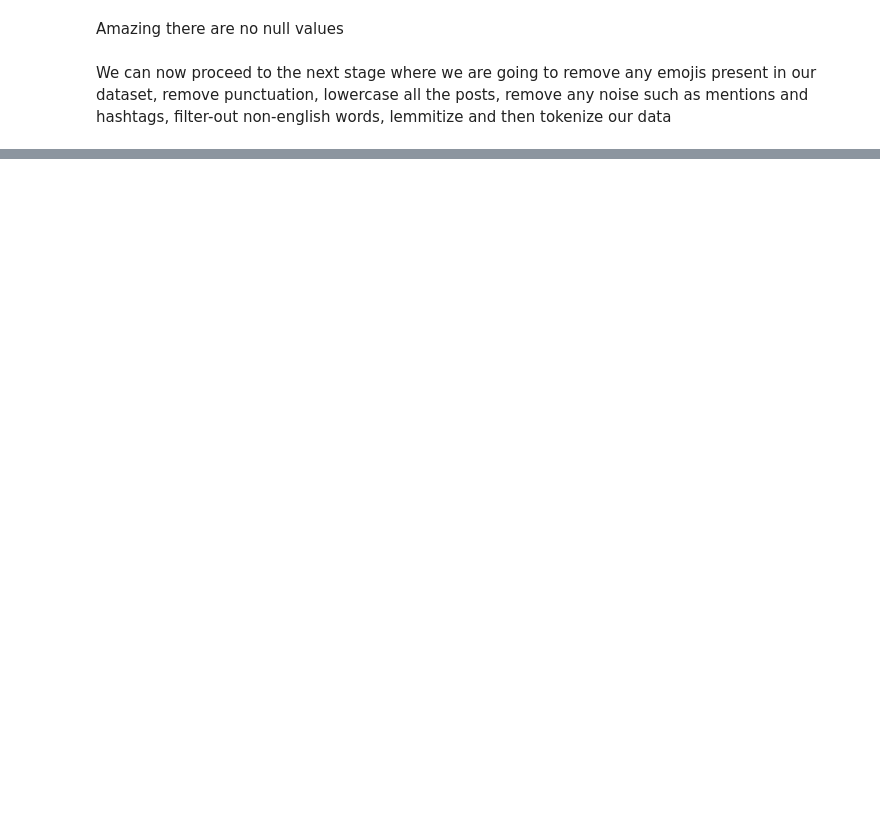
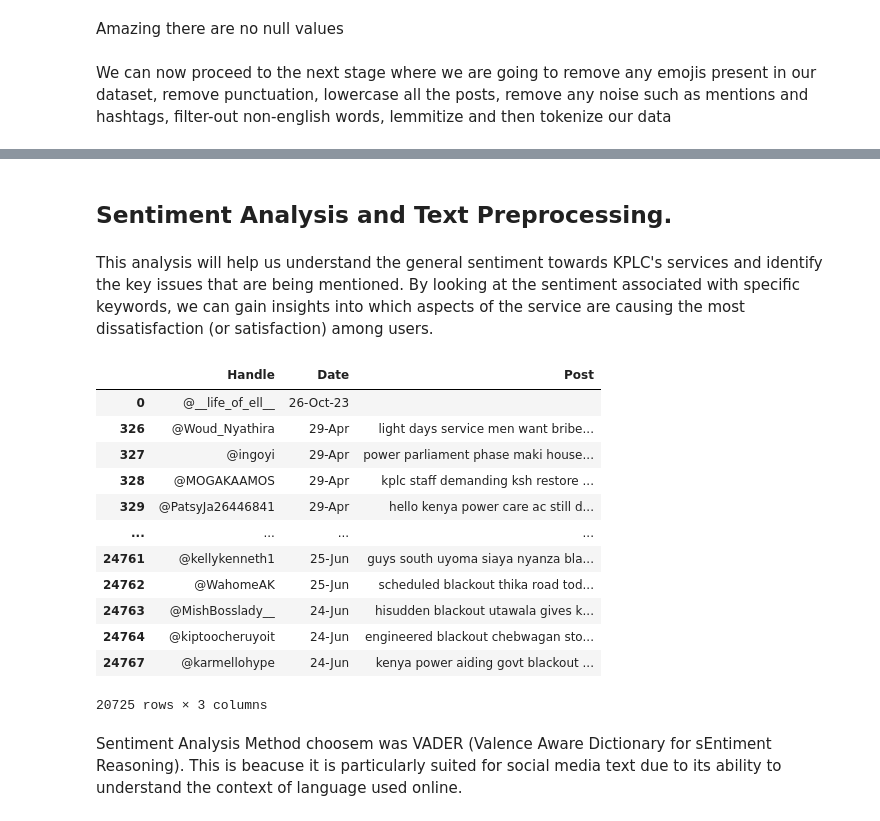
Before and after one commit to clydeochieng/Sentiment-Analysis-on-Kenya-Power-Customer-Experience, a Jupyter notebook: index.ipynb, the cells around one changed output, grey strips where cells are left out. Cells and saved outputs as stored; diff of their text form; code cells hidden in the pictures; blank space fills up the shorter version.

```diff
--- a/index.ipynb
+++ b/index.ipynb
@@ -284,0 +364,22 @@ print(cleaned_df.head())
+# %% [markdown]
+## Sentiment Analysis and Text Preprocessing.
+# %% [markdown]
+This analysis will help us understand the general sentiment towards KPLC's services and identify the key issues that are being mentioned. By looking at the sentiment associated with specific keywords, we can gain insights into which aspects of the service are causing the most dissatisfaction (or satisfaction) among users.
+# %%
+cleaned_df
+# %% [output]
+|  | Handle | Date | Post |
+| 0 | @__life_of_ell__ | 26-Oct-23 |  |
+| 326 | @Woud_Nyathira | 29-Apr | light days service men want bribe... |
+| 327 | @ingoyi | 29-Apr | power parliament phase maki house... |
+| 328 | @MOGAKAAMOS | 29-Apr | kplc staff demanding ksh restore ... |
+| 329 | @PatsyJa26446841 | 29-Apr | hello kenya power care ac still d... |
+| ... | ... | ... | ... |
+| 24761 | @kellykenneth1 | 25-Jun | guys south uyoma siaya nyanza bla... |
+| 24762 | @WahomeAK | 25-Jun | scheduled blackout thika road tod... |
+| 24763 | @MishBosslady__ | 24-Jun | hisudden blackout utawala gives k... |
+| 24764 | @kiptoocheruyoit | 24-Jun | engineered blackout chebwagan sto... |
+| 24767 | @karmellohype | 24-Jun | kenya power aiding govt blackout ... |
+20725 rows × 3 columns
+# %% [markdown]
+Sentiment Analysis Method choosem was VADER (Valence Aware Dictionary for sEntiment Reasoning). This is beacuse it is particularly suited for social media text due to its ability to understand the context of language used online.
```
Also changed, not shown: parts of 13 cells of this notebook.
